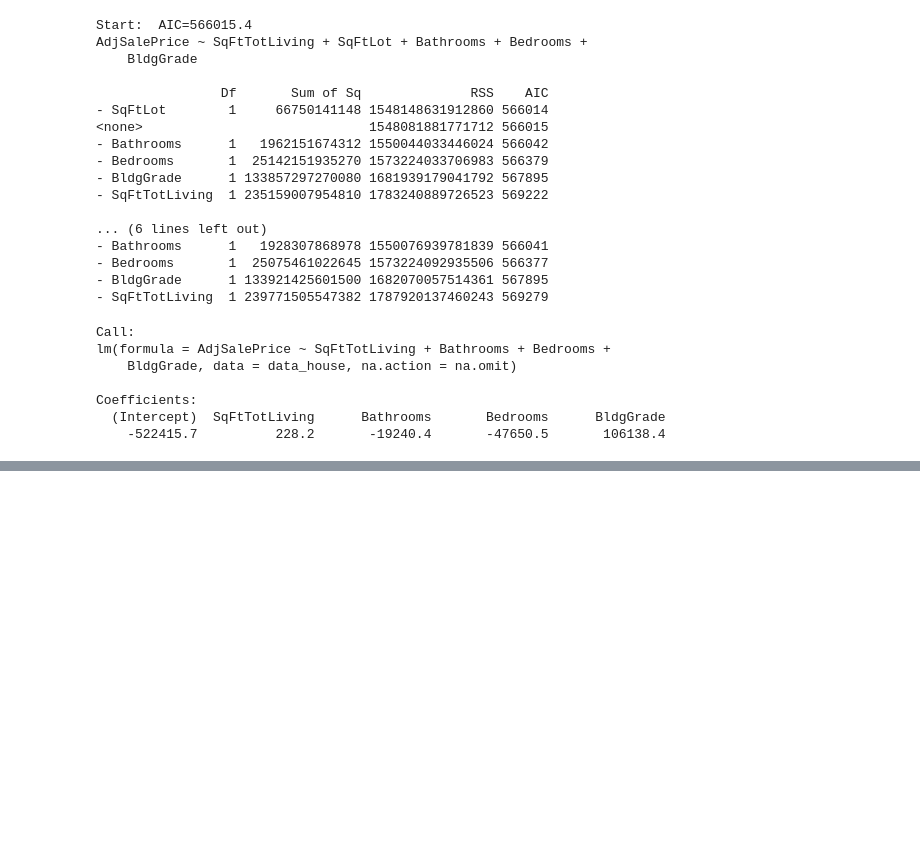
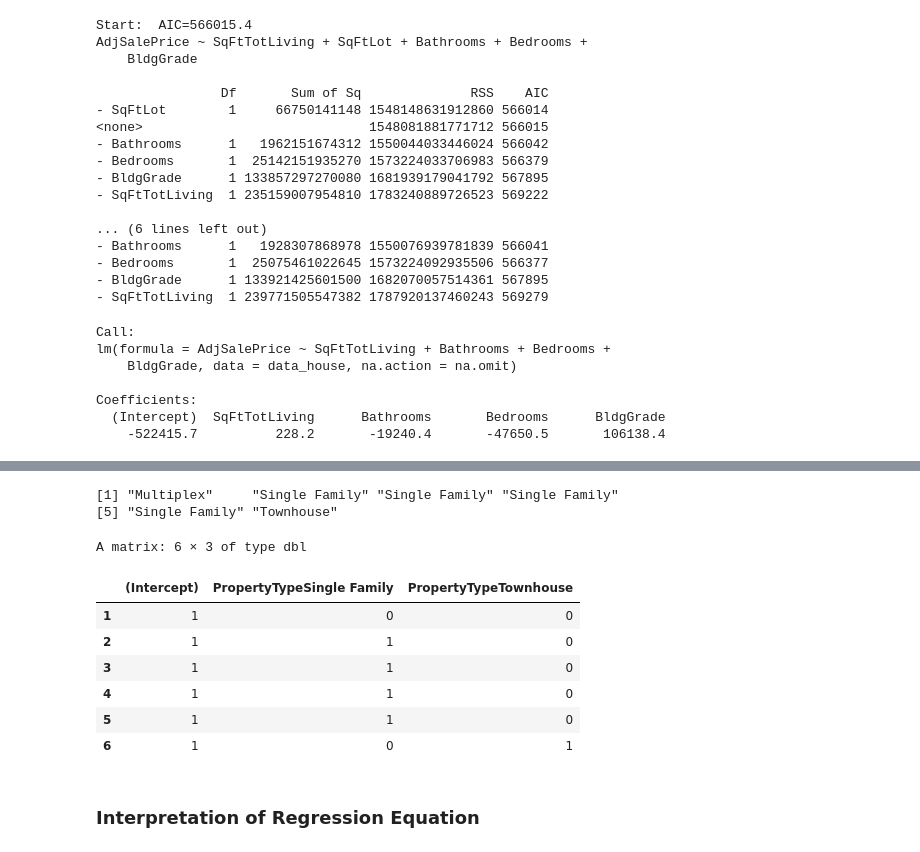
Before and after one commit to davidofitaly/notes_02_50_key_stats_ds, a Jupyter notebook: 04_chapter/01_raw_data.ipynb, the cells around one changed output, grey strips where cells are left out. Drawn from its saved outputs; the diff is of its cells as text; code cells hidden in the pictures; blank space fills up the shorter version.

```diff
--- a/04_chapter/01_raw_data.ipynb
+++ b/04_chapter/01_raw_data.ipynb
@@ -251,0 +423,25 @@ Coefficients:
+# %%
+# Display the first few rows of the 'PropertyType' column from the 'data_house' dataset
+head(data_house[, 'PropertyType'])
+
+# Apply model.matrix to convert the 'PropertyType' column into dummy (binary) variables
+# The '~' indicates we are creating dummy variables for 'PropertyType'
+# The result will have a column for each category (e.g., 'Single Family', 'Townhouse', etc.)
+prop_type_dummies <- model.matrix(~PropertyType, data=data_house)
+
+# Display the first few rows of the dummy variable matrix for 'PropertyType'
+# Each category of 'PropertyType' will be represented as a separate column with 0 or 1 values
+head(prop_type_dummies)
+# %% [output]
+[1] "Multiplex"     "Single Family" "Single Family" "Single Family"
+[5] "Single Family" "Townhouse"
+A matrix: 6 × 3 of type dbl
+|  | (Intercept) | PropertyTypeSingle Family | PropertyTypeTownhouse |
+| 1 | 1 | 0 | 0 |
+| 2 | 1 | 1 | 0 |
+| 3 | 1 | 1 | 0 |
+| 4 | 1 | 1 | 0 |
+| 5 | 1 | 1 | 0 |
+| 6 | 1 | 0 | 1 |
+# %% [markdown]
+### Interpretation of Regression Equation
```
Also changed, not shown: parts of 12 cells of this notebook.
